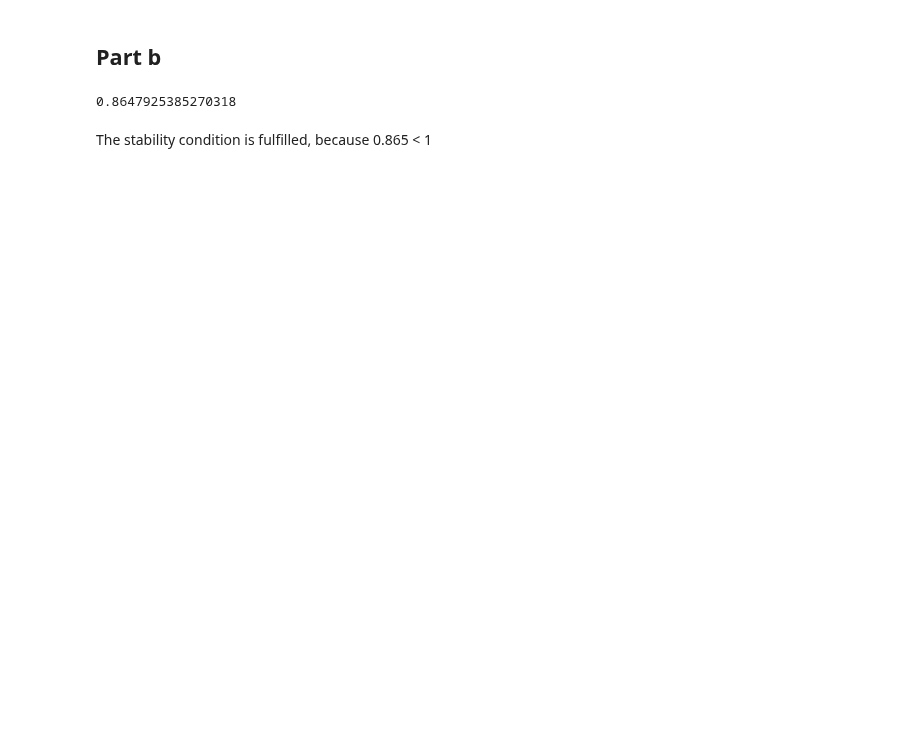
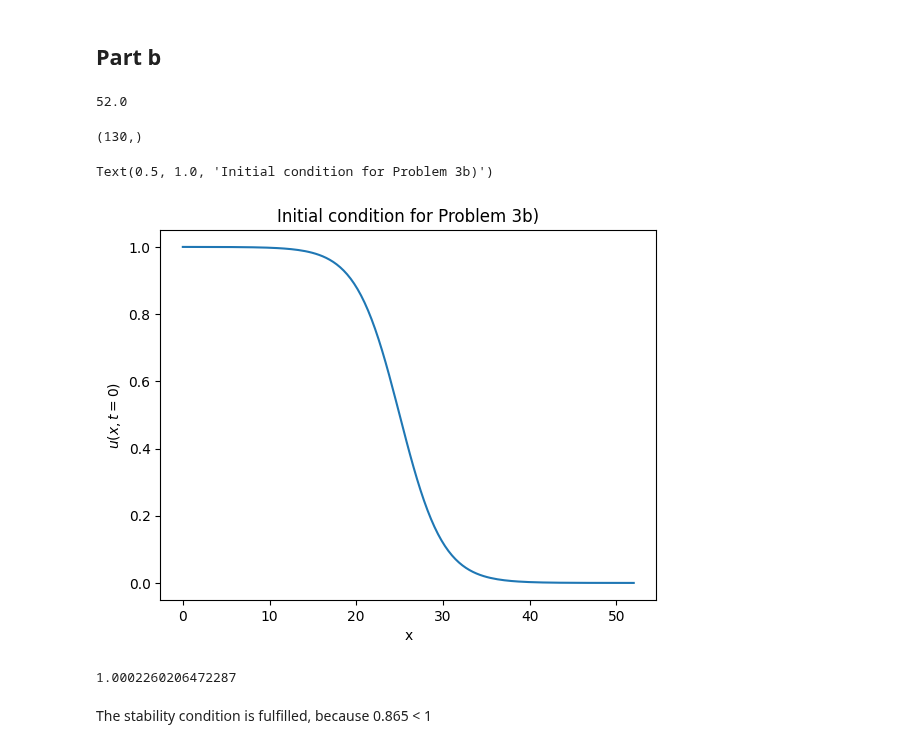
Before and after one commit to corinnawegner/Computational-physics, a Jupyter notebook: Project 4/Problem 3.ipynb, the cells around one changed output. Cells and saved outputs as stored; diff of their text form; code cells hidden in the pictures; blank space fills up the shorter version.

```diff
--- a/Project 4/Problem 3.ipynb
+++ b/Project 4/Problem 3.ipynb
@@ -11,15 +11,30 @@ delta_x = 0.4
 delta_t = 0.1
 N_x = 130
 L = N_x*delta_x
+print(L)
+# %% [output]
+52.0
 # %%
+x = np.linspace(0,L,N_x)
+print(x.shape)
 u_0 = np.zeros(N_x)
 for j in range(len(u_0)):
-    u_0[j] = 0.5*(1-np.tanh((j-25)/5))
+    u_0[j] = 0.5*(1-np.tanh((x[j]-25)/5))
+# %% [output]
+(130,)
+# %%
+plt.plot(x, u_0)
+plt.xlabel("x")
+plt.ylabel("$u(x, t=0)$")
+plt.title("Initial condition for Problem 3b)")
+# %% [output]
+Text(0.5, 1.0, 'Initial condition for Problem 3b)')
+[figure, added]
 # %%
 #Checking the stability condition:
 (delta_t/delta_x)*(epsilon*np.sqrt(np.sum([u_0[j]**2 for j in range(N_x)]))+4*(mu/(delta_x**2)))
 # %% [output]
-0.8647925385270318
+1.0002260206472287
 # %% [markdown]
 The stability condition is fulfilled, because 0.865 < 1
 # %%
```
Also changed, not shown: parts of 11 cells of this notebook.
